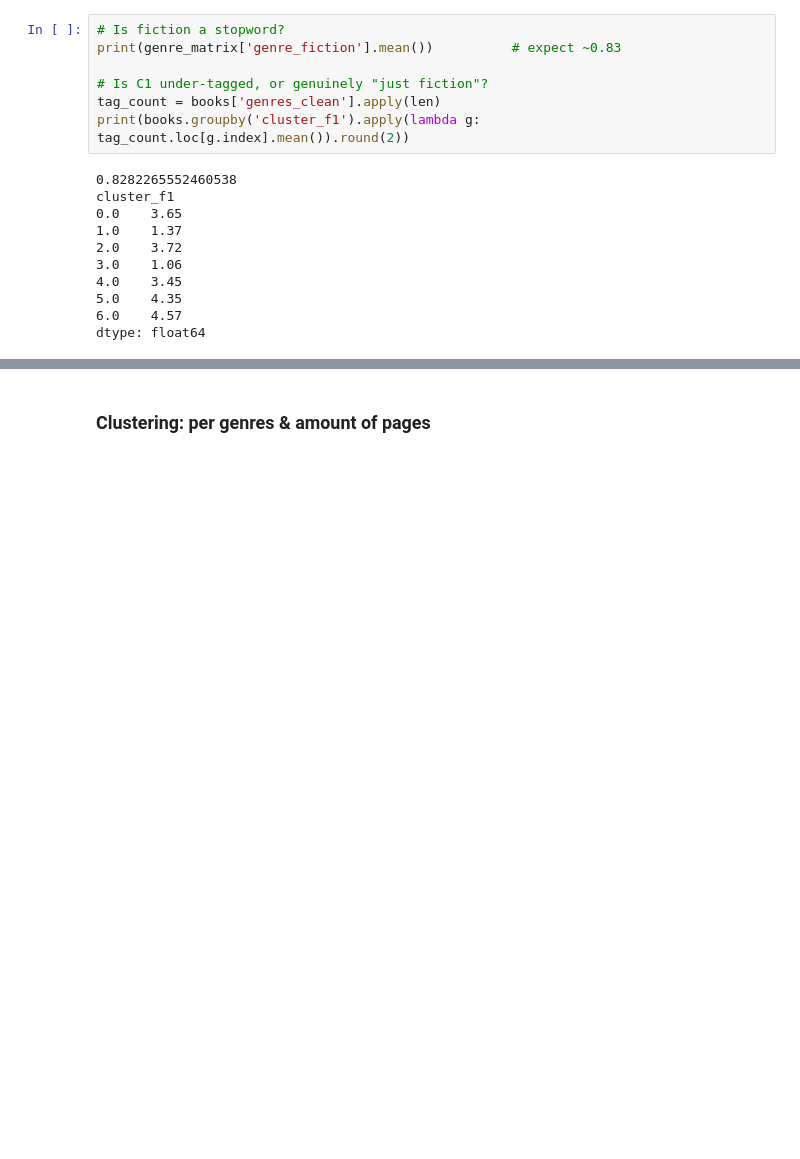
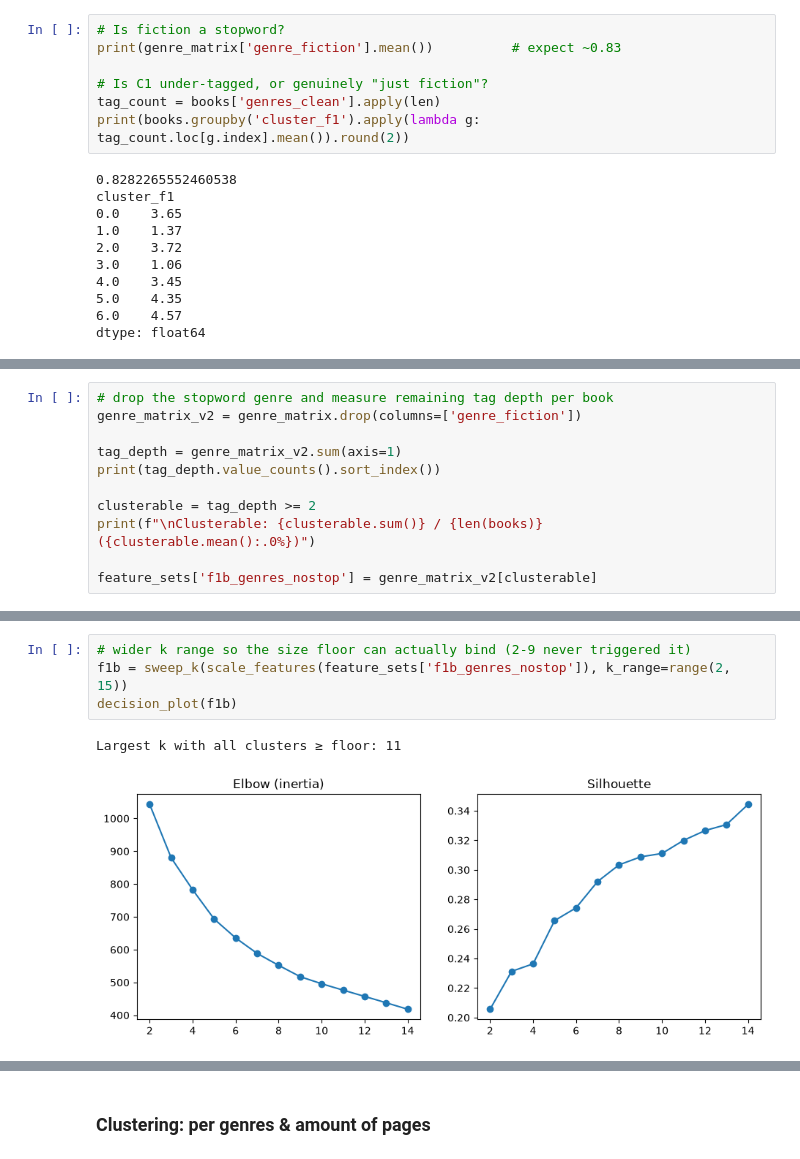
Before and after one commit to cadiyubu/Book_projectW8, a Jupyter notebook: notebooks/4_EDA_clustering.ipynb, the cells around one changed output, grey strips where cells are left out. Drawn from its saved outputs; the diff is of its cells as text; blank space fills up the shorter version.

Commit message:
Clustering done

```diff
--- a/notebooks/EDA_clustering.ipynb
+++ b/notebooks/4_EDA_clustering.ipynb
@@ -495,0 +549,11 @@ dtype: float64
+# %%
+# drop the stopword genre and measure remaining tag depth per book
+genre_matrix_v2 = genre_matrix.drop(columns=['genre_fiction'])
+
+tag_depth = genre_matrix_v2.sum(axis=1)
+print(tag_depth.value_counts().sort_index())
+
+clusterable = tag_depth >= 2
+print(f"\nClusterable: {clusterable.sum()} / {len(books)} ({clusterable.mean():.0%})")
+
+feature_sets['f1b_genres_nostop'] = genre_matrix_v2[clusterable]
@@ -495,0 +571,7 @@ dtype: float64
+# %%
+# wider k range so the size floor can actually bind (2-9 never triggered it)
+f1b = sweep_k(scale_features(feature_sets['f1b_genres_nostop']), k_range=range(2, 15))
+decision_plot(f1b)
+# %% [output]
+Largest k with all clusters ≥ floor: 11
+[figure, added]
```
Also changed, not shown: parts of 12 cells of this notebook, 4 other files.
